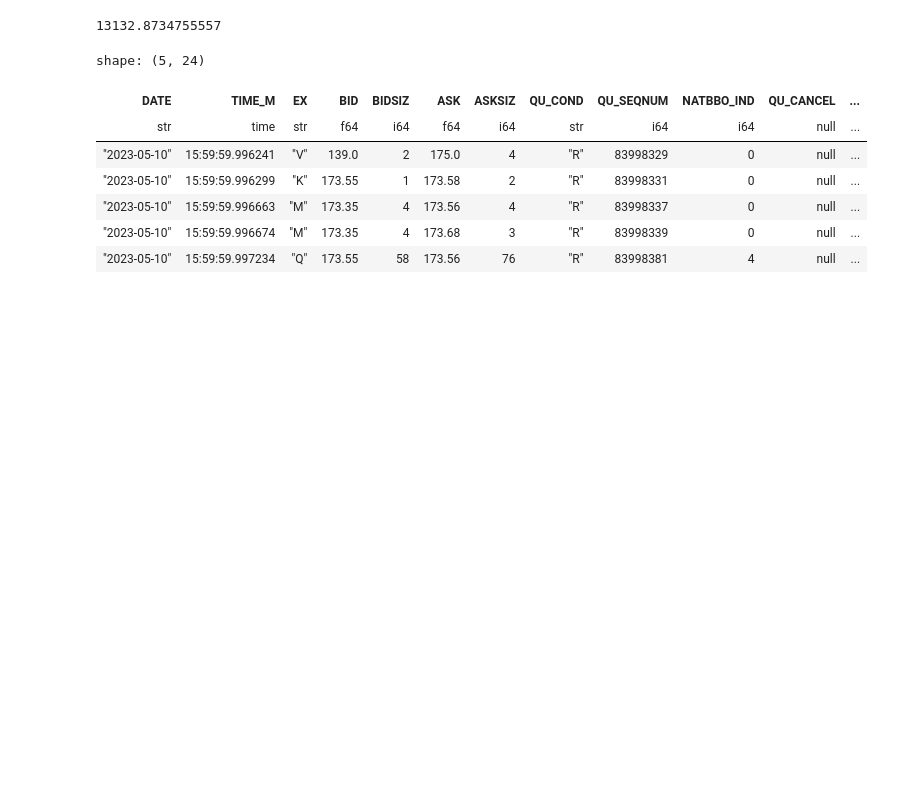
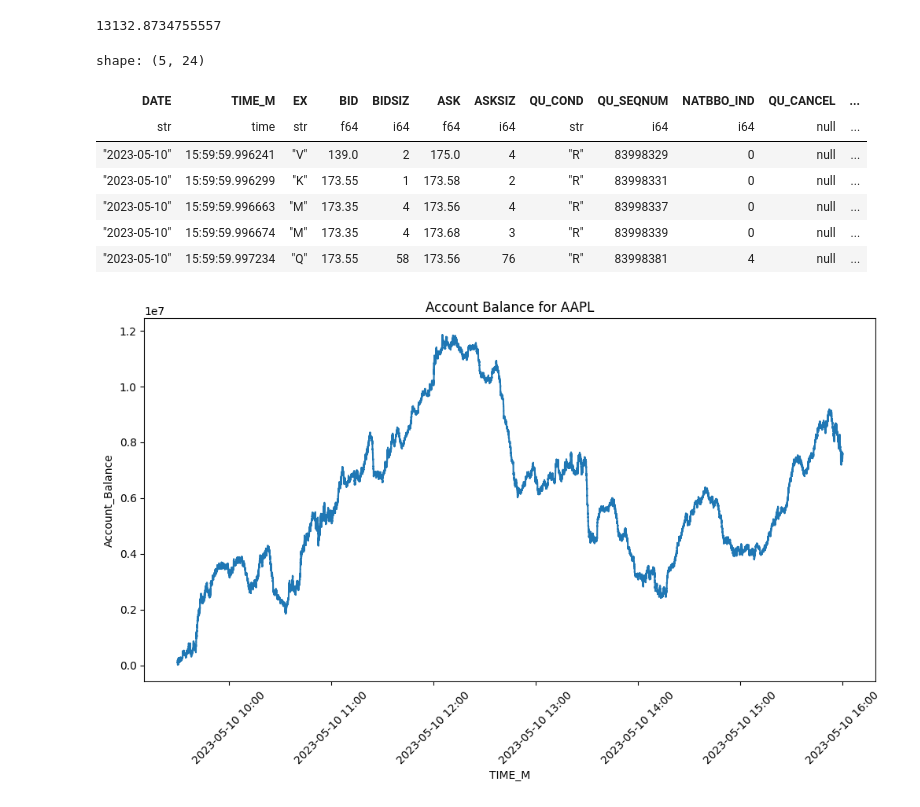
Before and after one commit to changjulian17/mqf_practice, a Jupyter notebook: QF621_Quant_Trading_Strats/order_rebalancing/aapl_crossex.ipynb, the cells around one changed output. Drawn from its saved outputs; the diff is of its cells as text; code cells hidden in the pictures; blank space fills up the shorter version.

```diff
--- a/QF621_Quant_Trading_Strats/order_rebalancing/aapl_crossex.ipynb
+++ b/QF621_Quant_Trading_Strats/order_rebalancing/aapl_crossex.ipynb
@@ -320,13 +329,22 @@ shape: (5, 24)
 | "2023-05-10" | 15:59:59.997234 | "Q" | 173.55 | 58 | 173.56 | 76 | "R" | 83998381 | 4 | null | ... |
 # %%
 import matplotlib.pyplot as plt
+import matplotlib.dates as mdates
 
 # Convert to pandas
-pdf = df.to_pandas()
+pdf = backtest_data.to_pandas()
+pdf["TIME_M"] = pd.to_datetime(pdf["DATE"] + " " + pdf["TIME_M"].astype(str), format='mixed')
 
 # Plot
-plt.plot(pdf["date"], pdf["value"])
-plt.xlabel("Date")
-plt.ylabel("Value")
-plt.title("Time Series Plot")
-plt.show()
+for ticker in set(pdf['SYM_ROOT']):
+    ticker_df = pdf[pdf['SYM_ROOT'] == ticker]
+    plt.figure(figsize=(12, 6))
+    plt.plot(ticker_df["TIME_M"], ticker_df["Account_Balance"])
+    plt.xlabel("TIME_M")
+    plt.ylabel("Account_Balance")
+    plt.title(f"Account Balance for {ticker}")
+    plt.gca().xaxis.set_major_formatter(mdates.DateFormatter('%Y-%m-%d %H:%M'))
+    plt.xticks(rotation=45)
+    plt.show()
+# %% [output]
+[figure, added]
```
Also changed, not shown: parts of 7 cells of this notebook.
